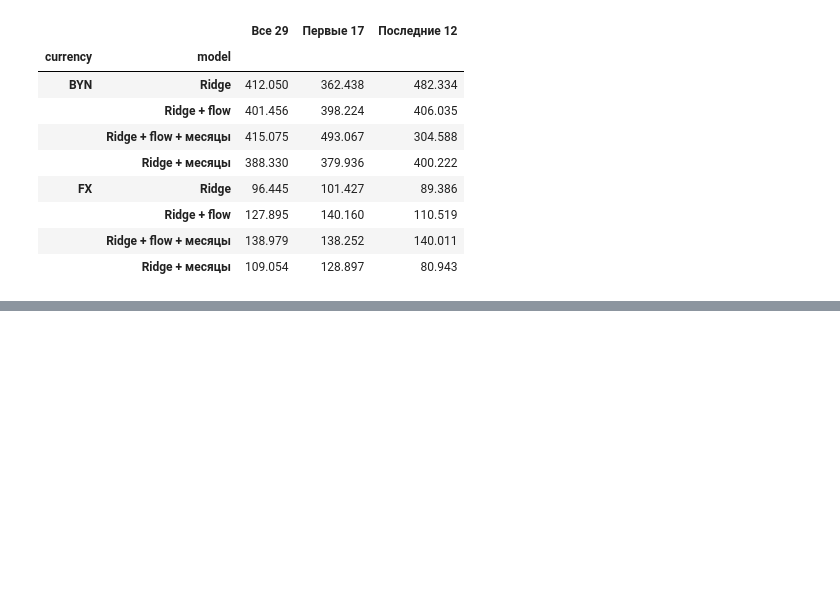
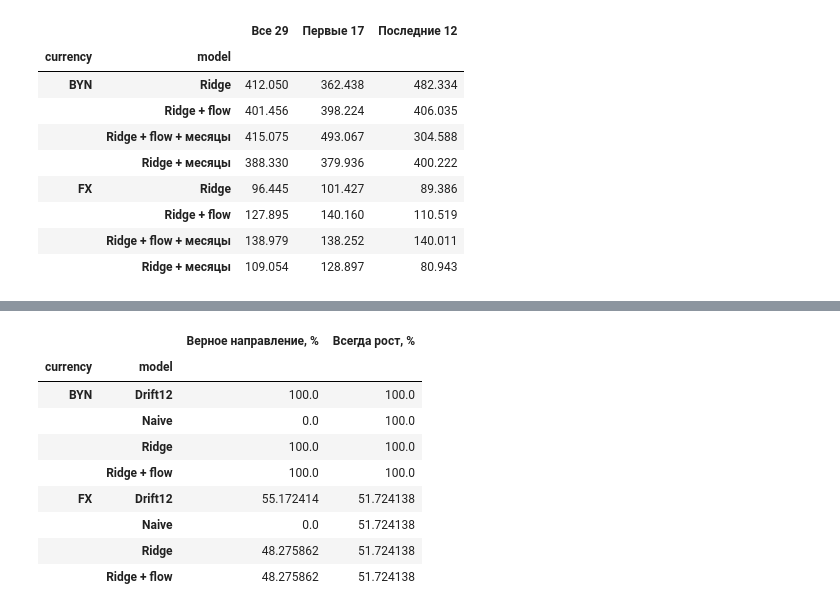
Before and after one commit to venskovalentin/belarus_dollarization_paper, a Jupyter notebook: notebooks/research_notebook.ipynb, the cells around one changed output, grey strips where cells are left out. Saved outputs shown, nothing was run; the diff lists cells and outputs as text; code cells hidden in the pictures; blank space fills up the shorter version.

```diff
--- a/notebooks/research_notebook.ipynb
+++ b/notebooks/research_notebook.ipynb
@@ -1475,0 +1608,49 @@ display(season_comparison.round(3))
+# %%
+direction_results = all_totals_long.copy()
+
+for currency, column in [
+    ("BYN", "byn_stock_mln"),
+    ("FX", "fx_stock_usd_mln"),
+]:
+    mask = direction_results["currency"] == currency
+    months = direction_results.loc[mask, "month"]
+
+    base = stocks[column].shift(2).reindex(months).to_numpy()
+
+    actual_change = (
+        direction_results.loc[mask, "actual"].to_numpy() - base
+    )
+    predicted_change = (
+        direction_results.loc[mask, "prediction"].to_numpy() - base
+    )
+
+    direction_results.loc[mask, "correct"] = (
+        np.sign(actual_change) == np.sign(predicted_change)
+    )
+
+    # Простой ориентир: всегда прогнозировать рост.
+    direction_results.loc[mask, "always_growth"] = actual_change > 0
+
+direction_accuracy = (
+    direction_results
+    .groupby(["currency", "model"])[["correct", "always_growth"]]
+    .mean()
+    .mul(100)
+    .rename(columns={
+        "correct": "Верное направление, %",
+        "always_growth": "Всегда рост, %",
+    })
+)
+
+display(direction_accuracy.round(1))
+# %% [output]
+|  |  | Верное направление, % | Всегда рост, % |
+| currency | model |  |  |
+| BYN | Drift12 | 100.0 | 100.0 |
+|  | Naive | 0.0 | 100.0 |
+|  | Ridge | 100.0 | 100.0 |
+|  | Ridge + flow | 100.0 | 100.0 |
+| FX | Drift12 | 55.172414 | 51.724138 |
+|  | Naive | 0.0 | 51.724138 |
+|  | Ridge | 48.275862 | 51.724138 |
+|  | Ridge + flow | 48.275862 | 51.724138 |
```
Also changed, not shown: parts of 12 cells of this notebook.
